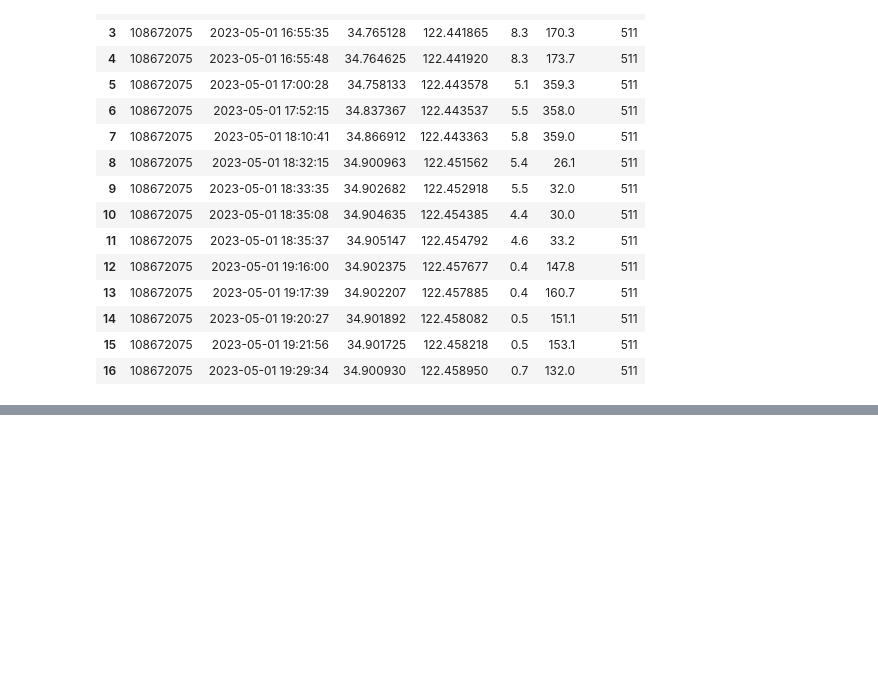
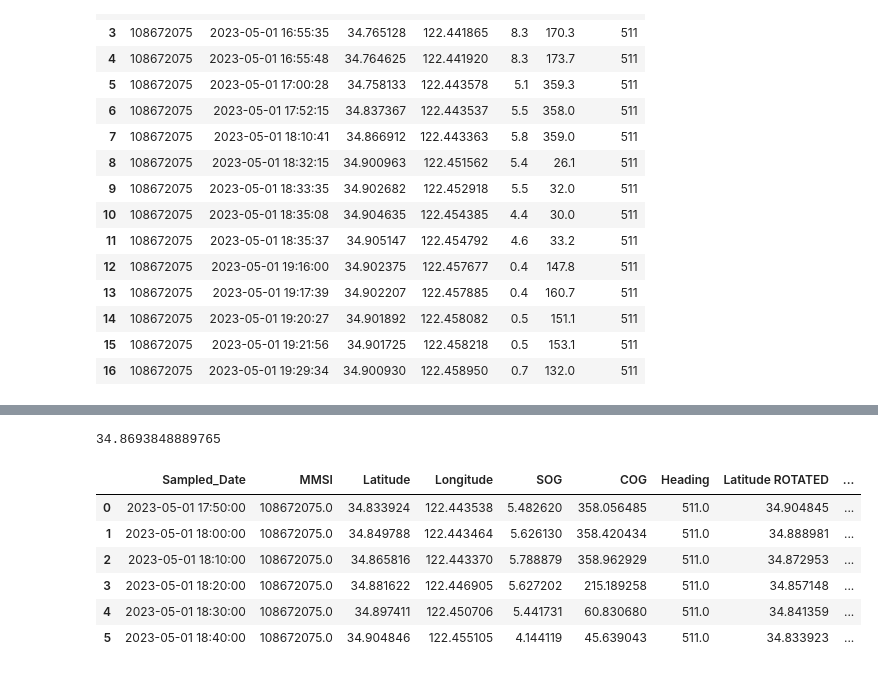
Before and after one commit to uhatikus/MS, a Jupyter notebook: FishingBoatsPrediction/src/notebooks/dataset_preparation.ipynb, the cells around one changed output, grey strips where cells are left out. Cells and saved outputs as stored; diff of their text form; code cells hidden in the pictures; blank space fills up the shorter version.

```diff
--- a/FishingBoatsPrediction/src/notebooks/dataset_preparation.ipynb
+++ b/FishingBoatsPrediction/src/notebooks/dataset_preparation.ipynb
@@ -117,0 +139,2 @@ df.sort_index()
+# %%
+good_sequence = sequences[1].copy()
@@ -117,0 +151,4 @@ df.sort_index()
+# %%
+(good_sequence['Latitude'].max() + good_sequence['Latitude'].min())/2
+# %% [output]
+34.8693848889765
@@ -117,0 +200,58 @@ df.sort_index()
+# %%
+angle_deg = 180
+pivot_lat = (good_sequence['Latitude'].max() + good_sequence['Latitude'].min())/2
+pivot_lon = (good_sequence['Longitude'].max() + good_sequence['Longitude'].min())/2
+"""
+Rotate ship trajectory around a pivot point (given in geodetic coordinates)
+by a given angle (in degrees) about the pivot's local up (vertical) direction.
+"""
+# Get pivot ECEF coordinates
+pivot_ecef = geodetic_to_ecef(pivot_lat, pivot_lon)
+
+# Compute ENU transformation matrix at the pivot
+enu_mat = enu_matrix(pivot_lat, pivot_lon)  # Rows: [east, north, up]
+
+# Convert ship trajectory to ECEF coordinates
+ecef_coords = np.array([
+    geodetic_to_ecef(lat, lon) for lat, lon in zip(good_sequence['Latitude'], good_sequence['Longitude'])
+])
+
+# Translate to pivot frame
+relative_ecef = ecef_coords - pivot_ecef  # shape (n, 3)
+
+# Transform relative coordinates to local ENU frame
+# (Since enu_mat's rows are unit vectors, we multiply on the left)
+enu_coords = (enu_mat @ relative_ecef.T).T  # shape (n, 3)
+
+# Define a 2D rotation matrix for the horizontal (east, north) plane
+theta = np.radians(angle_deg)
+rot_2d = np.array([
+    [np.cos(theta), -np.sin(theta)],
+    [np.sin(theta),  np.cos(theta)]
+])
+
+# Apply rotation to east and north components; leave up unchanged
+enu_rotated = enu_coords.copy()
+enu_rotated[:, :2] = (rot_2d @ enu_coords[:, :2].T).T
+
+# Convert rotated ENU coordinates back to ECEF
+# Since enu_mat is orthonormal, its transpose converts from ENU back to ECEF
+rotated_relative_ecef = (enu_mat.T @ enu_rotated.T).T  # shape (n, 3)
+
+# Translate back to the original ECEF frame
+new_ecef_coords = rotated_relative_ecef + pivot_ecef
+
+# Convert back to geodetic coordinates
+new_lat_lon = np.array([ecef_to_geodetic(x, y, z)[:2] for x, y, z in new_ecef_coords])
+good_sequence[['Latitude ROTATED', 'Longitude ROTATED']] = new_lat_lon
+good_sequence["COG ROTATED"] = (good_sequence["COG"] + angle_deg) % 360
+good_sequence["Heading ROTATED"] = (good_sequence["Heading"] != 511) * (good_sequence["Heading"] + angle_deg) % 360 + (good_sequence["Heading"] == 511) * 511
+good_sequence
+# %% [output]
+|  | Sampled_Date | MMSI | Latitude | Longitude | SOG | COG | Heading | Latitude ROTATED | ... |
+| 0 | 2023-05-01 17:50:00 | 108672075.0 | 34.833924 | 122.443538 | 5.482620 | 358.056485 | 511.0 | 34.904845 | ... |
+| 1 | 2023-05-01 18:00:00 | 108672075.0 | 34.849788 | 122.443464 | 5.626130 | 358.420434 | 511.0 | 34.888981 | ... |
+| 2 | 2023-05-01 18:10:00 | 108672075.0 | 34.865816 | 122.443370 | 5.788879 | 358.962929 | 511.0 | 34.872953 | ... |
+| 3 | 2023-05-01 18:20:00 | 108672075.0 | 34.881622 | 122.446905 | 5.627202 | 215.189258 | 511.0 | 34.857148 | ... |
+| 4 | 2023-05-01 18:30:00 | 108672075.0 | 34.897411 | 122.450706 | 5.441731 | 60.830680 | 511.0 | 34.841359 | ... |
+| 5 | 2023-05-01 18:40:00 | 108672075.0 | 34.904846 | 122.455105 | 4.144119 | 45.639043 | 511.0 | 34.833923 | ... |
```
Also changed, not shown: parts of 8 cells of this notebook, 5 other files.
